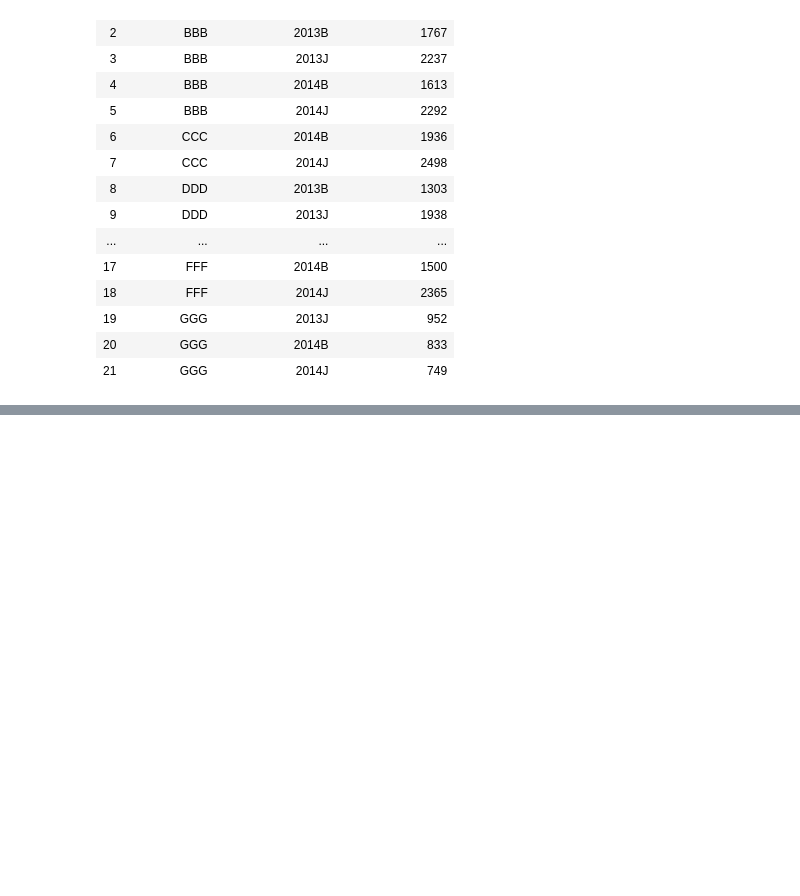
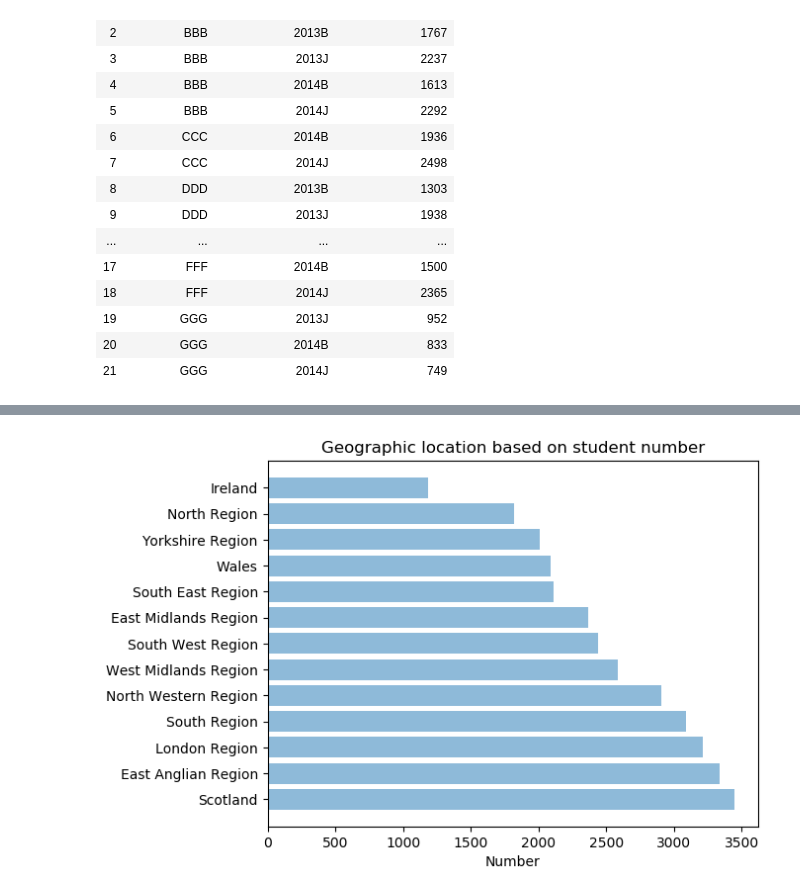
Before and after one commit to rayansami/behaviour-analysis, a Jupyter notebook: Analyzing_Open_University_Learning_Analytics_Dataset.ipynb, the cells around one changed output, grey strips where cells are left out. Saved outputs shown, nothing was run; the diff lists cells and outputs as text; code cells hidden in the pictures; blank space fills up the shorter version.

Commit message:
Geographic location

```diff
--- a/Analyzing_Open_University_Learning_Analytics_Dataset.ipynb
+++ b/Analyzing_Open_University_Learning_Analytics_Dataset.ipynb
@@ -388,0 +437,25 @@ student_registration.groupby(['code_module','code_presentation']).size().reset_i
+# %%
+objects = ('Scotland',
+           'East Anglian Region',
+           'London Region',
+           'South Region',
+           'North Western Region',
+           'West Midlands Region',
+           'South West Region',
+           'East Midlands Region',
+           'South East Region',
+           'Wales',
+           'Yorkshire Region',
+           'North Region',
+           'Ireland' )
+y_pos = np.arange(len(objects))
+performance = student_info['region'].value_counts(sort=True).to_list()
+
+plt.barh(y_pos, performance, align='center', alpha=0.5)
+plt.yticks(y_pos, objects)
+plt.xlabel('Number')
+plt.title('Geographic location based on student number')
+
+plt.show()
+# %% [output]
+[figure, added]
```
Also changed, not shown: parts of 4 cells of this notebook.
